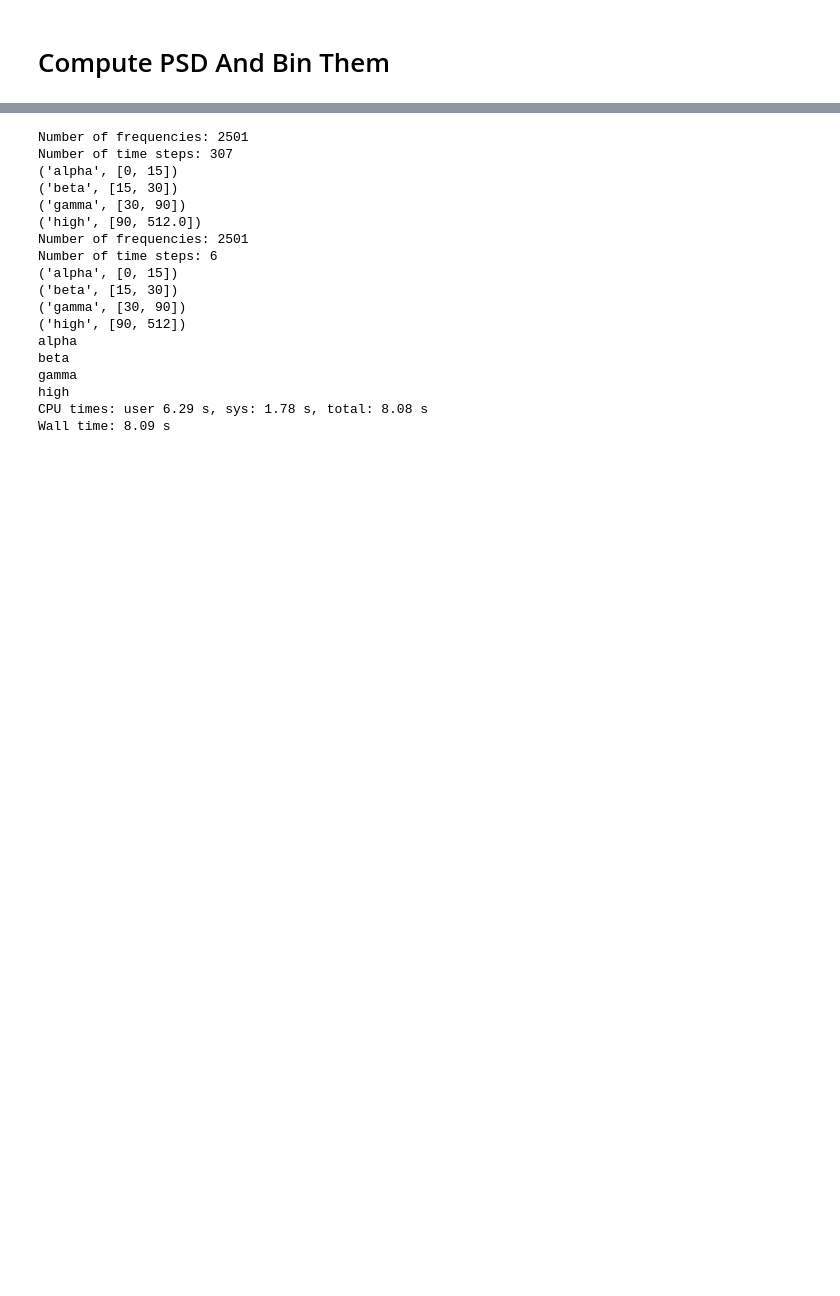
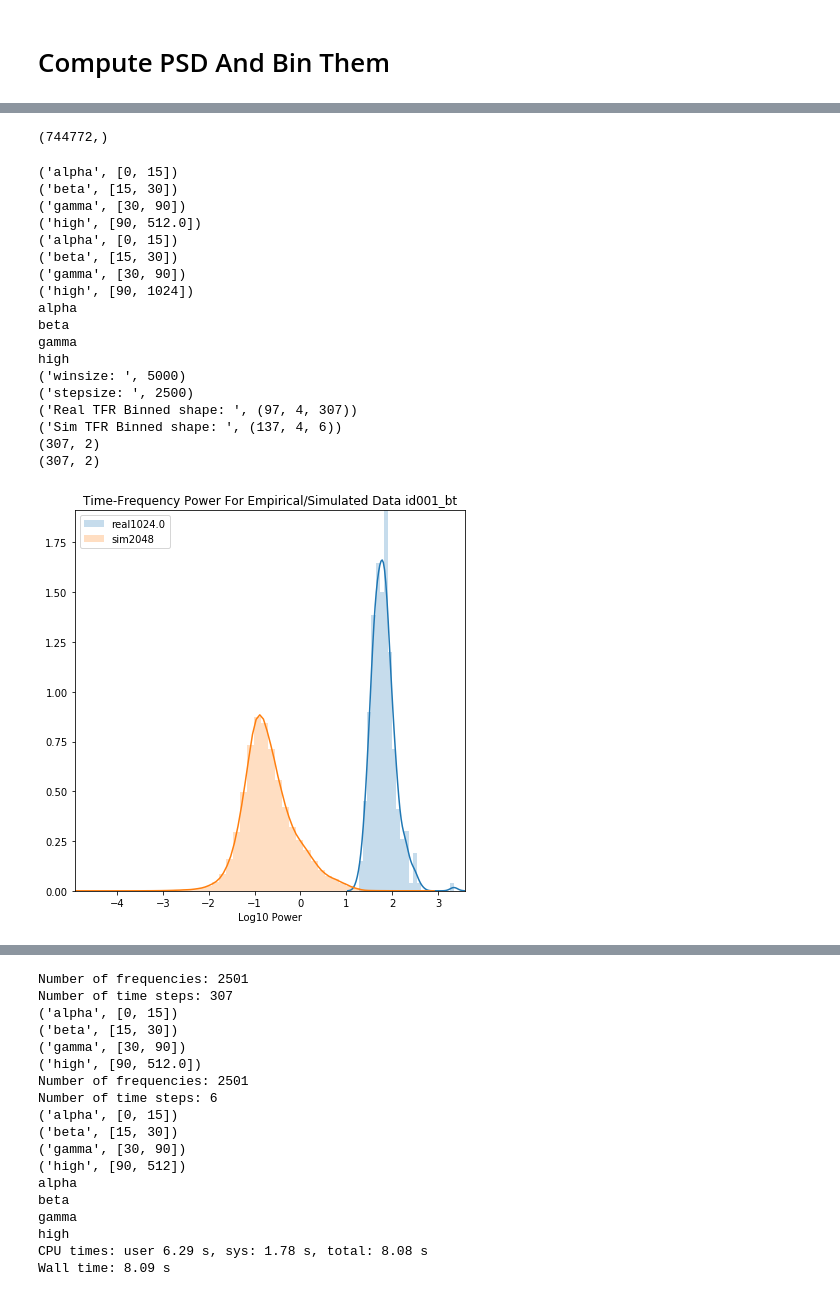
Before and after one commit to adam2392/tng_tvb, a Jupyter notebook: tvbsim/notebooks/exp_freq_variation/0.2-compare_sim_real_freqanalysis.ipynb, the cells around one changed output, grey strips where cells are left out. Cells and saved outputs as stored; diff of their text form; code cells hidden in the pictures; blank space fills up the shorter version.

```diff
--- a/tvbsim/notebooks/exp_freq_variation/0.2-compare_sim_real_freqanalysis.ipynb
+++ b/tvbsim/notebooks/exp_freq_variation/0.2-compare_sim_real_freqanalysis.ipynb
@@ -414,0 +358,73 @@ plt.savefig(figfilename)
+# %%
+decimation_factor = 100
+s = np.random.choice(power.ravel(), len(power.ravel()) // decimation_factor)
+# To check the final size
+s.shape
+# %% [output]
+(744772,)
+# %%
+##############################################################
+# PLOTTING
+###############################################################
+plt.figure(figsize=(7,7))
+ax = sns.distplot(s.ravel(), kde=True, hist_kws={'alpha':0.25}, label='real'+str(samplerate))
+ax = sns.distplot(simpower.ravel(), kde=True, hist_kws={'alpha':0.25}, label='sim'+str(simsamplerate))
+ax.set_title('Time-Frequency Power For Empirical/Simulated Data {}'.format(patient))
+ax.legend()
+plt.xlabel('Log10 Power')
+figfilename = os.path.join(figdir, '{}_tfr_psd_comparison_srate{}.pdf'.format(patient, simsamplerate))
+plt.savefig(figfilename)
+
+realpower_binned = real_freqanalysis.binfreqvalues(power, freqs, freqbands)
+simpower_binned = sim_freqanalysis.binfreqvalues(simpower, simfreqs, simfreqbands)
+
+# Plot After binning into frequency bands!
+plt.figure(figsize=(15,15))
+for i in range(len(freqbands)):
+    label = sorted(freqbands.keys())[i]
+    print(label)
+    plt.subplot(2,2,i+1)
+    decimation_factor = 100
+    s = np.random.choice(realpower_binned[:,i,:].ravel(), len(realpower_binned[:,i,:].ravel()) // decimation_factor)
+    # To check the final size
+    s.shape
+    sns.distplot(s, kde=True,
+                     hist_kws={'alpha': 0.25}, label='real'+label)
+    sns.distplot(simpower_binned[:,i,:].ravel(),
+                hist_kws={'alpha': 0.25},
+                 kde=True, label='sim'+label)
+    plt.legend()
+    plt.title('{} Frequency Band Power Distribution'.format(label))
+    plt.xlabel('Log10 Power')
+    plt.suptitle('{} PSD In Bands Empirical vs Simulated'.format(patient))
+    figfilename = os.path.join(figdir, '{}_tfr_psd_bands_comparison_srate{}.pdf'.format(patient, simsamplerate))
+    ax.autoscale(tight=True)
+    plt.savefig(figfilename)
+
+# print some output to debug
+print("winsize: ", winsize)
+print("stepsize: ", stepsize)
+print("Real TFR Binned shape: ", realpower_binned.shape)
+print("Sim TFR Binned shape: ", simpower_binned.shape)
+print(real_freqanalysis.samplepoints.shape)
+print(real_freqanalysis.timepoints.shape)
+# %% [output]
+('alpha', [0, 15])
+('beta', [15, 30])
+('gamma', [30, 90])
+('high', [90, 512.0])
+('alpha', [0, 15])
+('beta', [15, 30])
+('gamma', [30, 90])
+('high', [90, 1024])
+alpha
+beta
+gamma
+high
+('winsize: ', 5000)
+('stepsize: ', 2500)
+('Real TFR Binned shape: ', (97, 4, 307))
+('Sim TFR Binned shape: ', (137, 4, 6))
+(307, 2)
+(307, 2)
+[figure, added]
```
Also changed, not shown: parts of 30 cells of this notebook, 25 other files.
